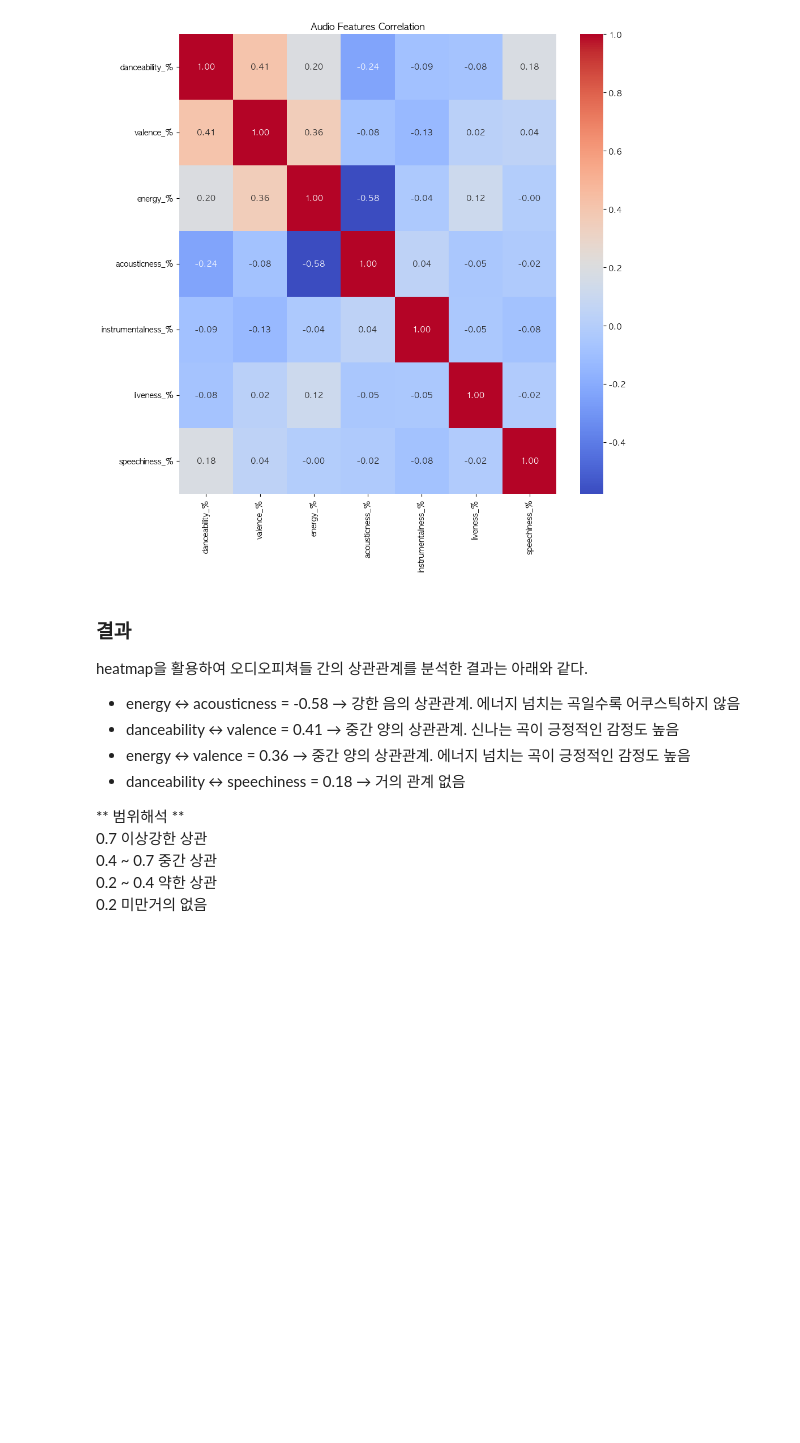
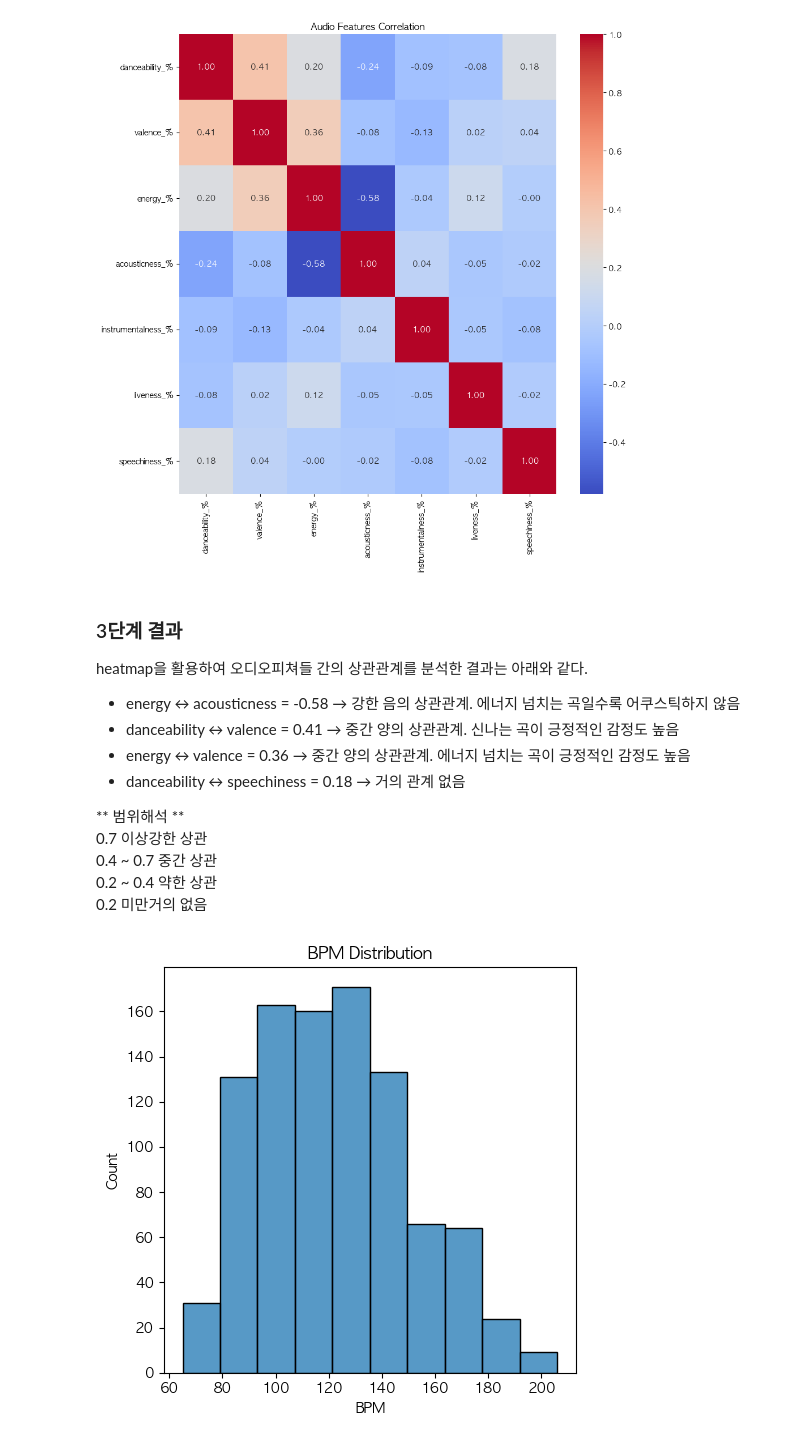
Before and after one commit to okzzinkyo/spotify-eda, a Jupyter notebook: spotify_eda.ipynb, the cells around one changed output. Drawn from its saved outputs; the diff is of its cells as text; code cells hidden in the pictures; blank space fills up the shorter version.

```diff
--- a/spotify_eda.ipynb
+++ b/spotify_eda.ipynb
@@ -188,7 +224,7 @@ plt.show()
 # %% [output]
 [figure]
 # %% [markdown]
-### 결과
+### 3단계 결과
 heatmap을 활용하여 오디오피쳐들 간의 상관관계를 분석한 결과는 아래와 같다.
 - energy ↔ acousticness = -0.58 → 강한 음의 상관관계. 에너지 넘치는 곡일수록 어쿠스틱하지 않음
 - danceability ↔ valence = 0.41 → 중간 양의 상관관계. 신나는 곡이 긍정적인 감정도 높음
@@ -202,0 +241,9 @@ heatmap을 활용하여 오디오피쳐들 간의 상관관계를 분석한 결
+# %%
+plt.figure(figsize=(5,5))
+sns.histplot(data=df, x='bpm', bins=10)
+plt.title("BPM Distribution")
+plt.xlabel("BPM")
+plt.tight_layout()
+plt.show()
+# %% [output]
+[figure, added]
```
Also changed, not shown: parts of 7 cells of this notebook.
